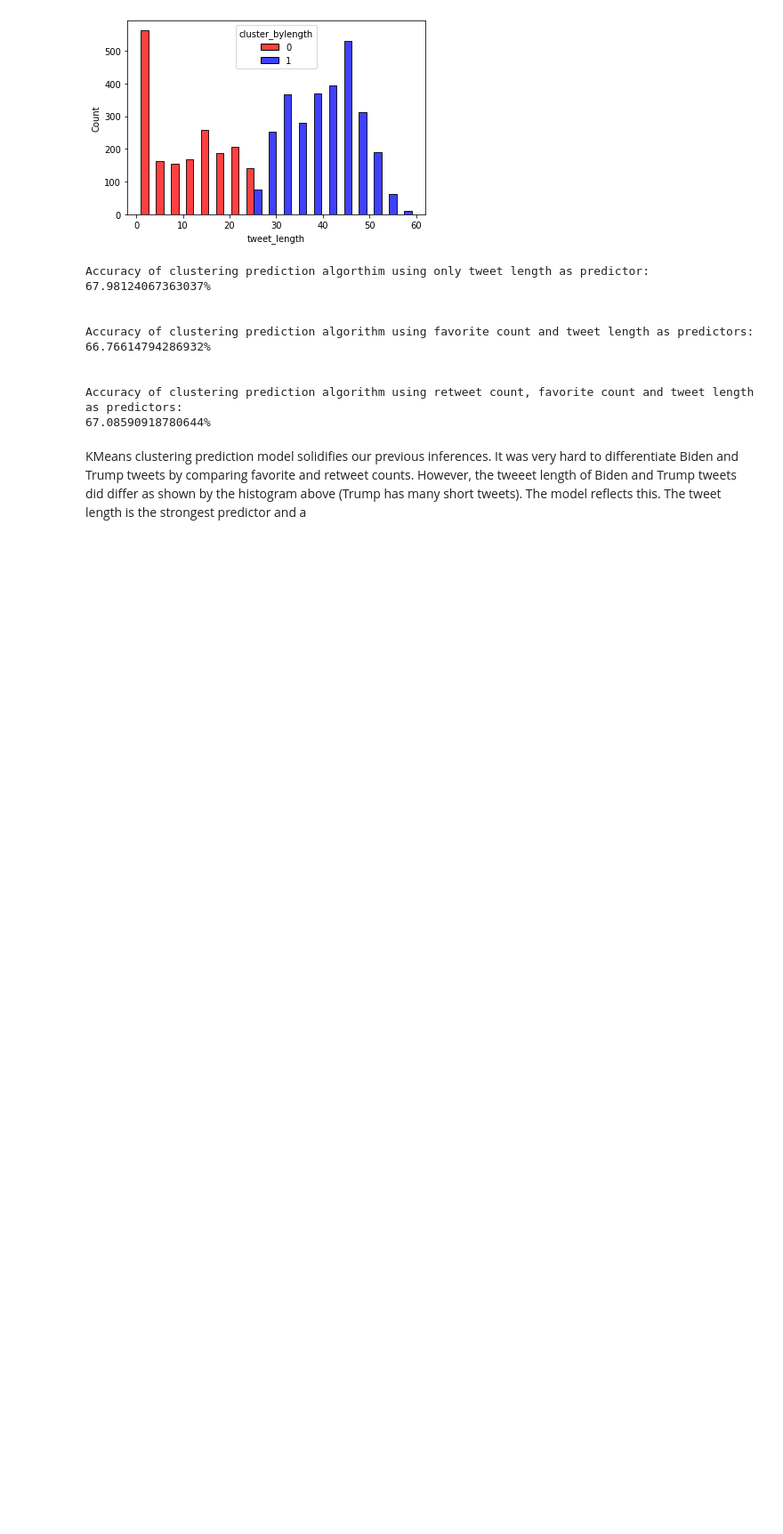
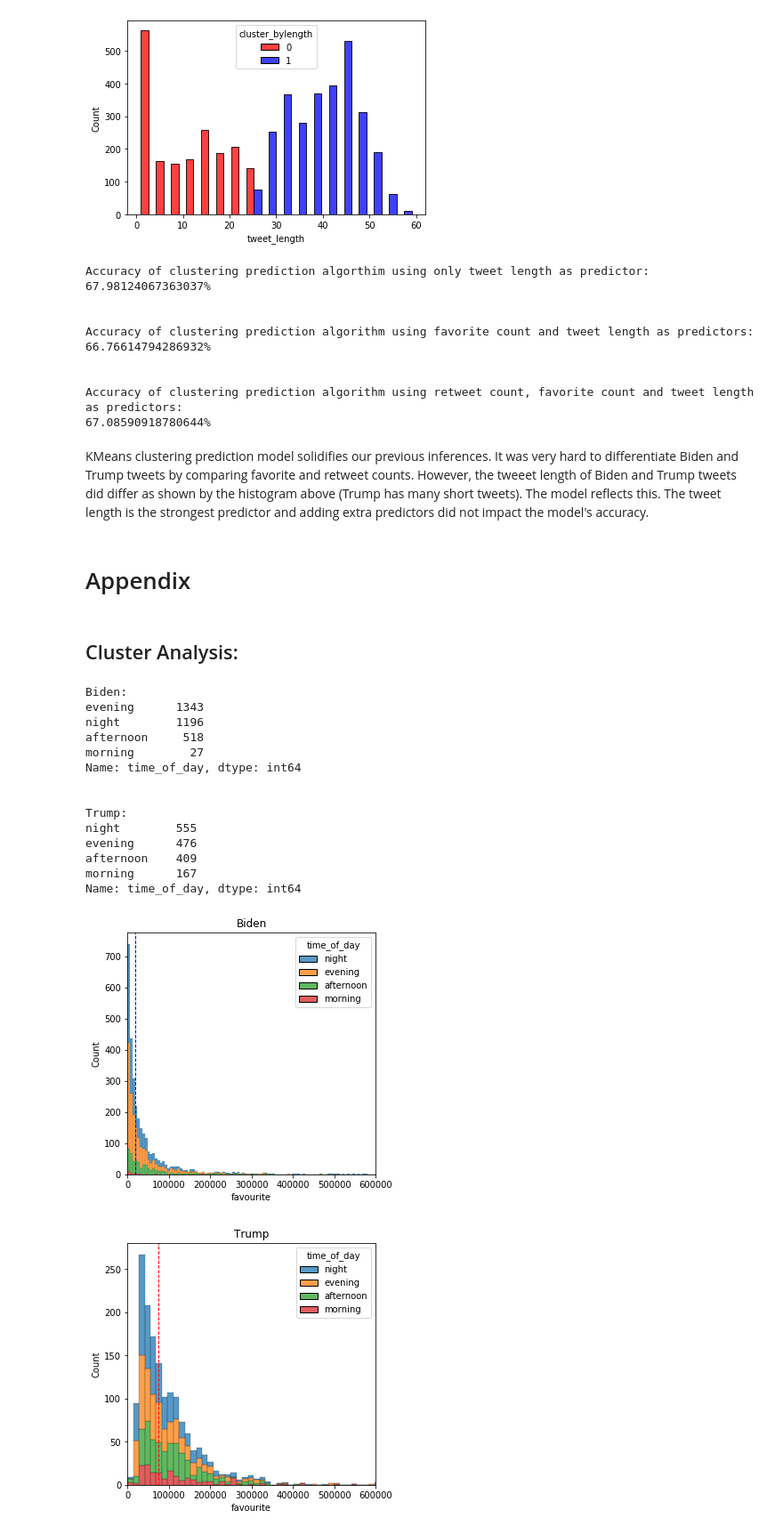
Before and after one commit to sunil-2000/Twitter-Data-Science-Project, a Jupyter notebook: phase4 FINAL (TAs Grade This)-Copy1.ipynb, the cells around one changed output. Shown at 89% size. Saved outputs shown, nothing was run; the diff lists cells and outputs as text; code cells hidden in the pictures; blank space fills up the shorter version.

Commit message:
my analysis uploaded

```diff
--- a/phase4 FINAL (TAs Grade This)-Copy1.ipynb
+++ b/phase4 FINAL (TAs Grade This)-Copy1.ipynb
@@ -977,4 +978,47 @@ Accuracy of clustering prediction algorithm using favorite count and tweet lengt
 Accuracy of clustering prediction algorithm using retweet count, favorite count and tweet length as predictors:
 67.08590918780644%
 # %% [markdown]
-KMeans clustering prediction model solidifies our previous inferences. It was very hard to differentiate Biden and Trump tweets by comparing favorite and retweet counts. However, the tweeet length of Biden and Trump tweets did differ as shown by the histogram above (Trump has many short tweets). The model reflects this. The tweet length is the strongest predictor and a
+KMeans clustering prediction model solidifies our previous inferences. It was very hard to differentiate Biden and Trump tweets by comparing favorite and retweet counts. However, the tweeet length of Biden and Trump tweets did differ as shown by the histogram above (Trump has many short tweets). The model reflects this. The tweet length is the strongest predictor and adding extra predictors did not impact the model's accuracy.
+# %% [markdown]
+# Appendix
+# %% [markdown]
+## Cluster Analysis:
+# %%
+print("Biden: ")
+print(biden.time_of_day.value_counts())
+print('\n')
+print("Trump: ")
+print(trump.time_of_day.value_counts())
+
+# blue dashed line = biden median value for favorites recieved
+# red dashed line = trump median value for favorites recieved
+plt.figure(figsize = (5,5))
+sns.histplot(x="favourite", hue="time_of_day", multiple = "stack", data = biden)
+plt.xlim(left = 0, right = 600000)
+plt.title("Biden")
+plt.axvline(biden['favourite'].median(), color='blue', linestyle='dashed', linewidth=1)
+
+plt.figure(figsize = (5,5))
+sns.histplot(x="favourite", hue="time_of_day", multiple = "stack", data = trump)
+plt.xlim(left = 0, right = 600000)
+plt.title("Trump")
+plt.axvline(trump['favourite'].median(), color='red', linestyle='dashed', linewidth=1)
+
+plt.show()
+# %% [output]
+Biden:
+evening      1343
+night        1196
+afternoon     518
+morning        27
+Name: time_of_day, dtype: int64
+
+
+Trump:
+night        555
+evening      476
+afternoon    409
+morning      167
+Name: time_of_day, dtype: int64
+[figure, added]
+[figure, added]
```
Also changed, not shown: parts of 2 cells of this notebook, 1 other file.
